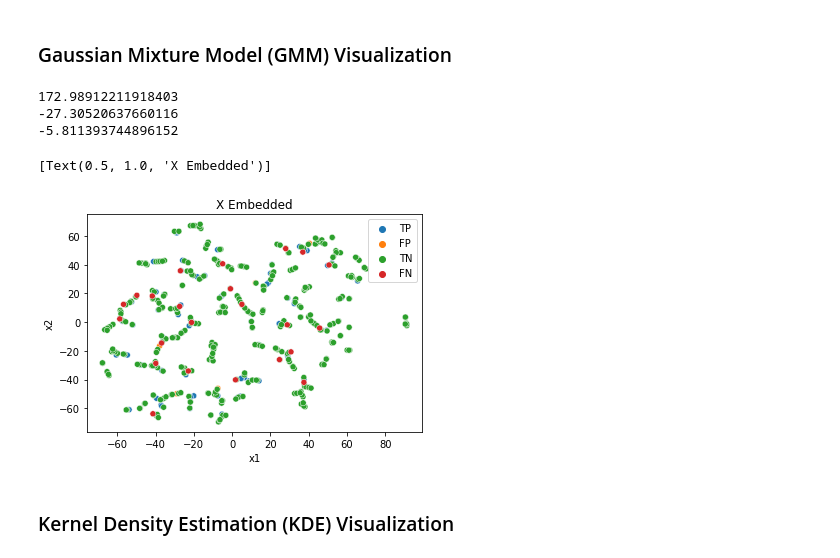
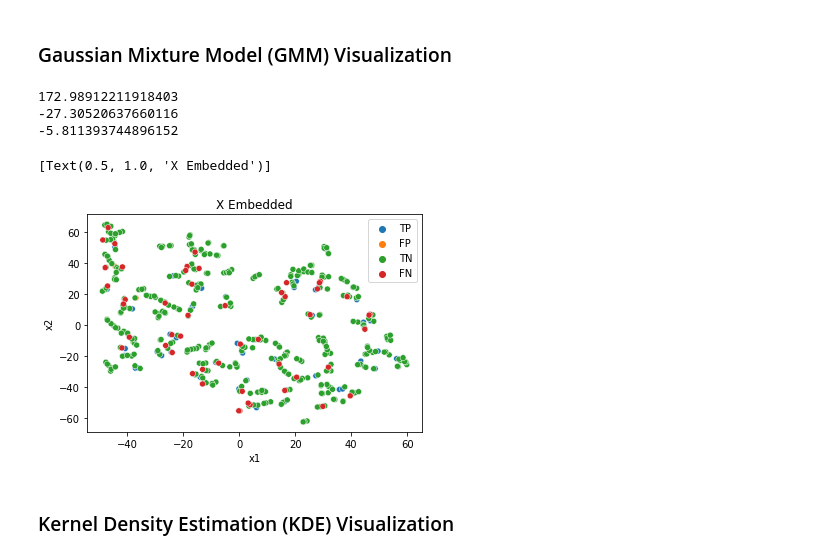
Before and after one commit to mlvlab/AnomalyDetection_tutorial, a Jupyter notebook: AnomalyDetection_tutorial.ipynb, the cells around one changed output. Cells and saved outputs as stored; diff of their text form; code cells hidden in the pictures.

```diff
--- a/AnomalyDetection_tutorial.ipynb
+++ b/AnomalyDetection_tutorial.ipynb
@@ -340,35 +340,37 @@ import seaborn as sns
 import pandas as pd
 import numpy as np
 # %%
-X_test_embedded = TSNE(n_components=2, learning_rate='auto',init='random', perplexity=3).fit_transform(X_test)
+X_test_embedded = TSNE(n_components=2, learning_rate='auto',init='random', perplexity=5).fit_transform(X_test)
 # %% [markdown]
 ### Gaussian Mixture Model (GMM) Visualization
 # %%
 print(y_test_score_gmm.max())
 print(y_test_score_gmm.min())
 print(y_test_score_gmm.mean())
 
 # Anomaly Threshold
-anomaly_theresold = 0.6
+# anomaly_theresold = 160
+anomaly_theresold = 12
+# anomaly_theresold = 8
 
 y_TP = y_test.iloc[y_test_score_gmm>=anomaly_theresold].loc[y_test[0]==1].replace(1, 'TP')
 y_FP = y_test.iloc[y_test_score_gmm>=anomaly_theresold].loc[y_test[0]==0].replace(0, 'FP')
 y_TN = y_test.iloc[y_test_score_gmm<anomaly_theresold].loc[y_test[0]==0].replace(0, 'TN')
 y_FN = y_test.iloc[y_test_score_gmm<anomaly_theresold].loc[y_test[0]==1].replace(1, 'FN')
 
 predictions = np.concatenate((y_TP, y_FP, y_TN, y_FN),0)
 
 X_test_emb_with_y=np.concatenate((X_test_embedded,predictions),1)
 
 df_vis = pd.DataFrame(X_test_emb_with_y,columns=['x1', 'x2', 'y'])
 
 sns.scatterplot(x="x1", y="x2", hue=df_vis.y.tolist(), data=df_vis).set(title="X Embedded")
 # %% [output]
 172.98912211918403
 -27.30520637660116
 -5.811393744896152
 [Text(0.5, 1.0, 'X Embedded')]
-[figure, old version]
+[figure, new version]
 # %% [markdown]
 ### Kernel Density Estimation (KDE) Visualization
 # %%
```
Also changed, not shown: parts of 7 cells of this notebook.
